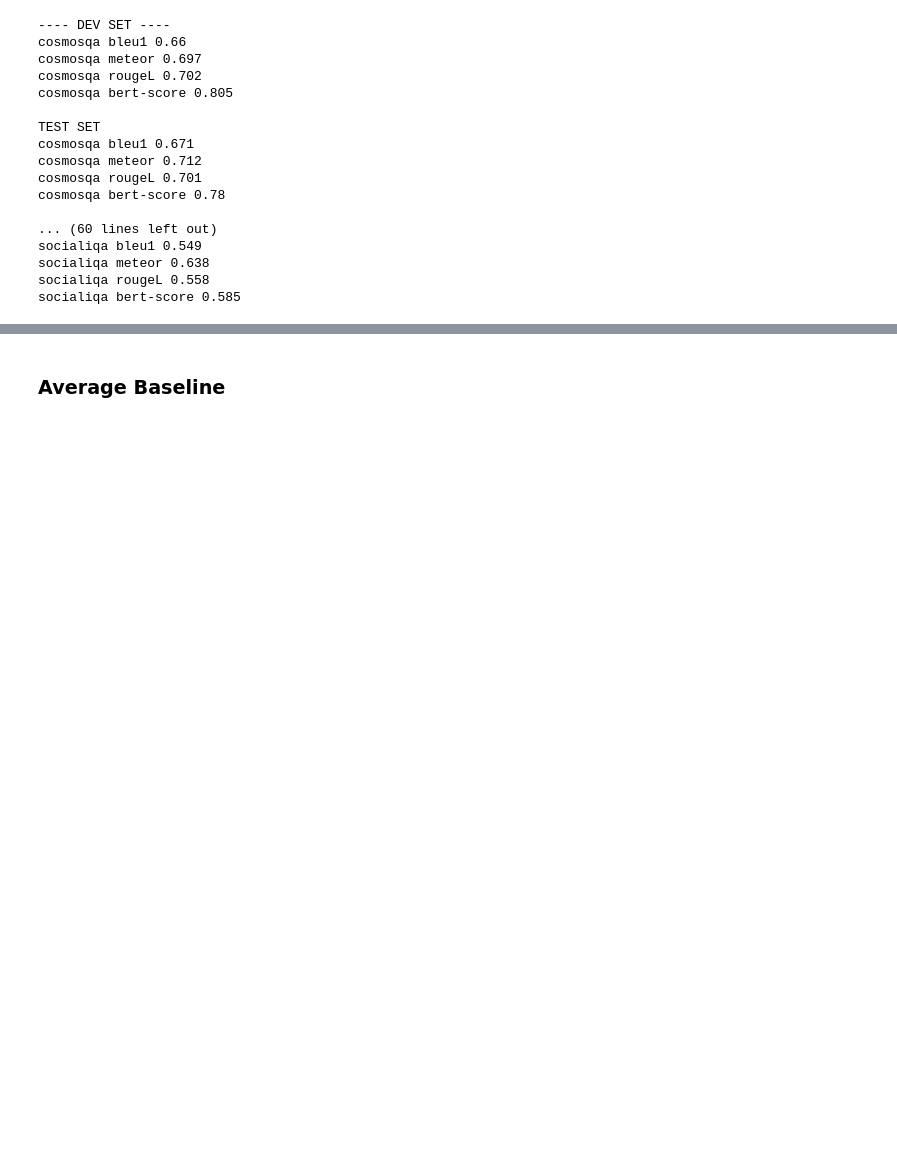
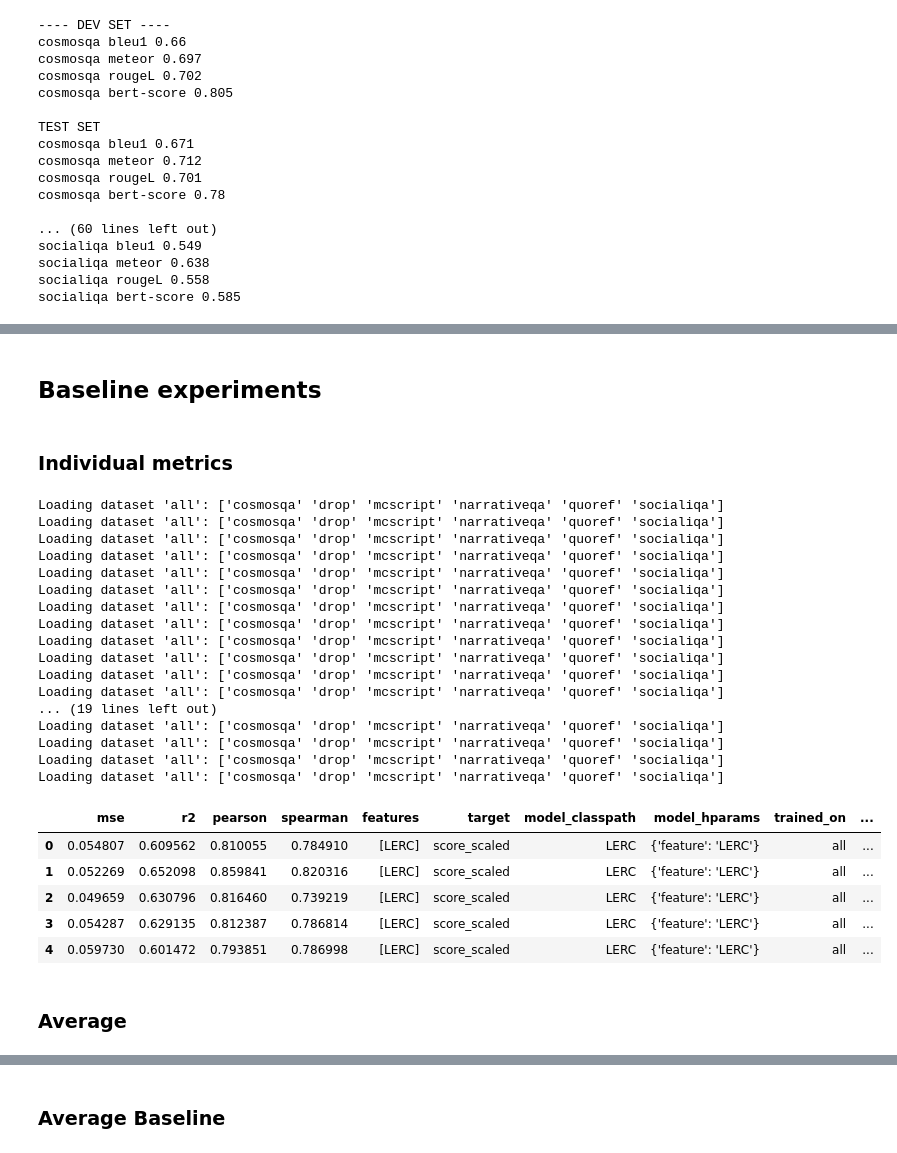
Before and after one commit to pdasigi/eqqa, a Jupyter notebook: lr_experiments/Baselines.ipynb, the cells around one changed output, grey strips where cells are left out. Saved outputs shown, nothing was run; the diff lists cells and outputs as text; code cells hidden in the pictures; blank space fills up the shorter version.

```diff
--- a/lr_experiments/Baselines.ipynb
+++ b/lr_experiments/Baselines.ipynb
@@ -535,0 +186,2 @@ from sklearn.ensemble import RandomForestRegressor
+# %% [markdown]
+## Baseline experiments
@@ -535,0 +233,54 @@ from sklearn.ensemble import RandomForestRegressor
+# %% [markdown]
+### Individual metrics
+# %%
+class IndividualMetric:
+    def __init__(self, feature=None):
+        self.feature = feature
+
+    def fit(self, X, y):
+        pass
+
+    def predict(self, X):
+        if self.feature is None:
+            raise RuntimeError("No feature specified")
+
+        y_pred = X[self.feature]
+
+        assert len(y_pred) == X.shape[0]
+        return y_pred
+# %%
+individual_results = []
+for metric in ["LERC"] + METRICS:
+    ps = fit(IndividualMetric, {"feature": metric}, [metric], TARGET, {"all": TRAIN_DATASETS_DUMMY_LERC["all"]}, with_pca=False, with_std=False)
+    results = evaluate(ps, DEV_DATASETS)
+    for r in results:
+        r["model_classpath"] = metric
+
+    individual_results.extend(results)
+
+individual_results = pd.DataFrame(individual_results)
+individual_results.head()
+# %% [output]
+Loading dataset 'all': ['cosmosqa' 'drop' 'mcscript' 'narrativeqa' 'quoref' 'socialiqa']
+Loading dataset 'all': ['cosmosqa' 'drop' 'mcscript' 'narrativeqa' 'quoref' 'socialiqa']
+Loading dataset 'all': ['cosmosqa' 'drop' 'mcscript' 'narrativeqa' 'quoref' 'socialiqa']
+Loading dataset 'all': ['cosmosqa' 'drop' 'mcscript' 'narrativeqa' 'quoref' 'socialiqa']
+Loading dataset 'all': ['cosmosqa' 'drop' 'mcscript' 'narrativeqa' 'quoref' 'socialiqa']
+Loading dataset 'all': ['cosmosqa' 'drop' 'mcscript' 'narrativeqa' 'quoref' 'socialiqa']
+Loading dataset 'all': ['cosmosqa' 'drop' 'mcscript' 'narrativeqa' 'quoref' 'socialiqa']
+Loading dataset 'all': ['cosmosqa' 'drop' 'mcscript' 'narrativeqa' 'quoref' 'socialiqa']
+Loading dataset 'all': ['cosmosqa' 'drop' 'mcscript' 'narrativeqa' 'quoref' 'socialiqa']
+Loading dataset 'all': ['cosmosqa' 'drop' 'mcscript' 'narrativeqa' 'quoref' 'socialiqa']
+Loading dataset 'all': ['cosmosqa' 'drop' 'mcscript' 'narrativeqa' 'quoref' 'socialiqa']
+Loading dataset 'all': ['cosmosqa' 'drop' 'mcscript' 'narrativeqa' 'quoref' 'socialiqa']
+... (19 lines left out)
+Loading dataset 'all': ['cosmosqa' 'drop' 'mcscript' 'narrativeqa' 'quoref' 'socialiqa']
+Loading dataset 'all': ['cosmosqa' 'drop' 'mcscript' 'narrativeqa' 'quoref' 'socialiqa']
+Loading dataset 'all': ['cosmosqa' 'drop' 'mcscript' 'narrativeqa' 'quoref' 'socialiqa']
+Loading dataset 'all': ['cosmosqa' 'drop' 'mcscript' 'narrativeqa' 'quoref' 'socialiqa']
+|  | mse | r2 | pearson | spearman | features | target | model_classpath | model_hparams | trained_on | ... |
+| 0 | 0.054807 | 0.609562 | 0.810055 | 0.784910 | [LERC] | score_scaled | LERC | {'feature': 'LERC'} | all | ... |
+| 1 | 0.052269 | 0.652098 | 0.859841 | 0.820316 | [LERC] | score_scaled | LERC | {'feature': 'LERC'} | all | ... |
+| 2 | 0.049659 | 0.630796 | 0.816460 | 0.739219 | [LERC] | score_scaled | LERC | {'feature': 'LERC'} | all | ... |
+| 3 | 0.054287 | 0.629135 | 0.812387 | 0.786814 | [LERC] | score_scaled | LERC | {'feature': 'LERC'} | all | ... |
+| 4 | 0.059730 | 0.601472 | 0.793851 | 0.786998 | [LERC] | score_scaled | LERC | {'feature': 'LERC'} | all | ... |
@@ -535,0 +289,2 @@ from sklearn.ensemble import RandomForestRegressor
+# %% [markdown]
+### Average
```
Also changed, not shown: parts of 51 cells of this notebook, 9 other files.
